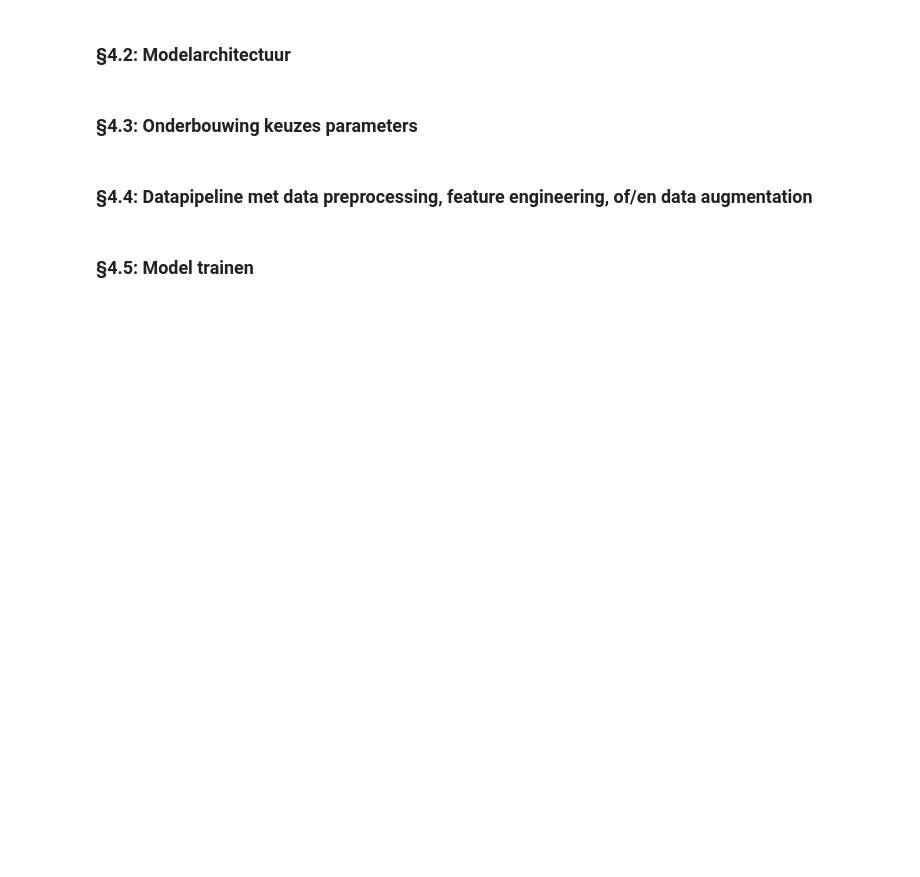
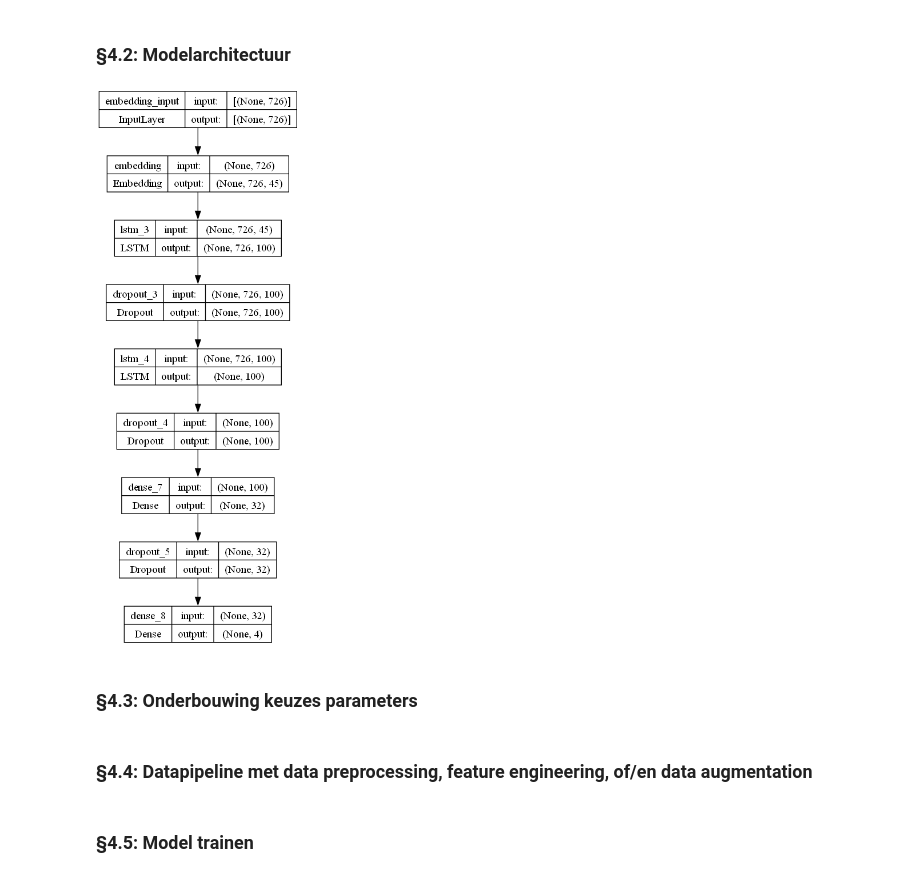
Before and after one commit to juliaboschman/Deep-Learning-Portfolio, a Jupyter notebook: Portfolio 2/Karaoke_Klassificatie.ipynb, the cells around one changed output. Drawn from its saved outputs; the diff is of its cells as text; code cells hidden in the pictures; blank space fills up the shorter version.

```diff
--- a/Portfolio 2/Karaoke_Klassificatie.ipynb
+++ b/Portfolio 2/Karaoke_Klassificatie.ipynb
@@ -532,0 +555,17 @@ Epoch 1/3
+# %%
+from keras.models import Sequential
+from keras.layers import Embedding, LSTM, Dense, Dropout
+embedding_vector_features = 45
+
+model = Sequential()
+model.add(Embedding(10000, embedding_vector_features, input_length=tekst['lyrics_length'][0]))
+model.add(LSTM(100, input_shape=(661500, 1),activation='relu' ,return_sequences=True))
+model.add(Dropout(0.2))
+model.add(LSTM(100,activation='relu'))
+model.add(Dropout(0.2))
+model.add(Dense(32,activation='relu'))
+model.add(Dropout(0.2))
+model.add(Dense(4,activation='softmax'))
+
+model.compile(loss='categorical_crossentropy',optimizer='adam',metrics=['accuracy'])
+print(model.summary())
@@ -533,6 +590,10 @@ Epoch 1/3
 # %% [markdown]
 <a name='4.2'></a>
 <h3>&sect;4.2: Modelarchitectuur</h3>
+# %%
+tf.keras.utils.plot_model(model, to_file='LSTM_tekst.png', show_shapes=True, show_layer_names=True)
+# %% [output]
+[figure, added]
 # %% [markdown]
 <a name='4.3'></a>
 <h3>&sect;4.3: Onderbouwing keuzes parameters</h3>
```
Also changed, not shown: parts of 14 cells of this notebook, 2 other files.
